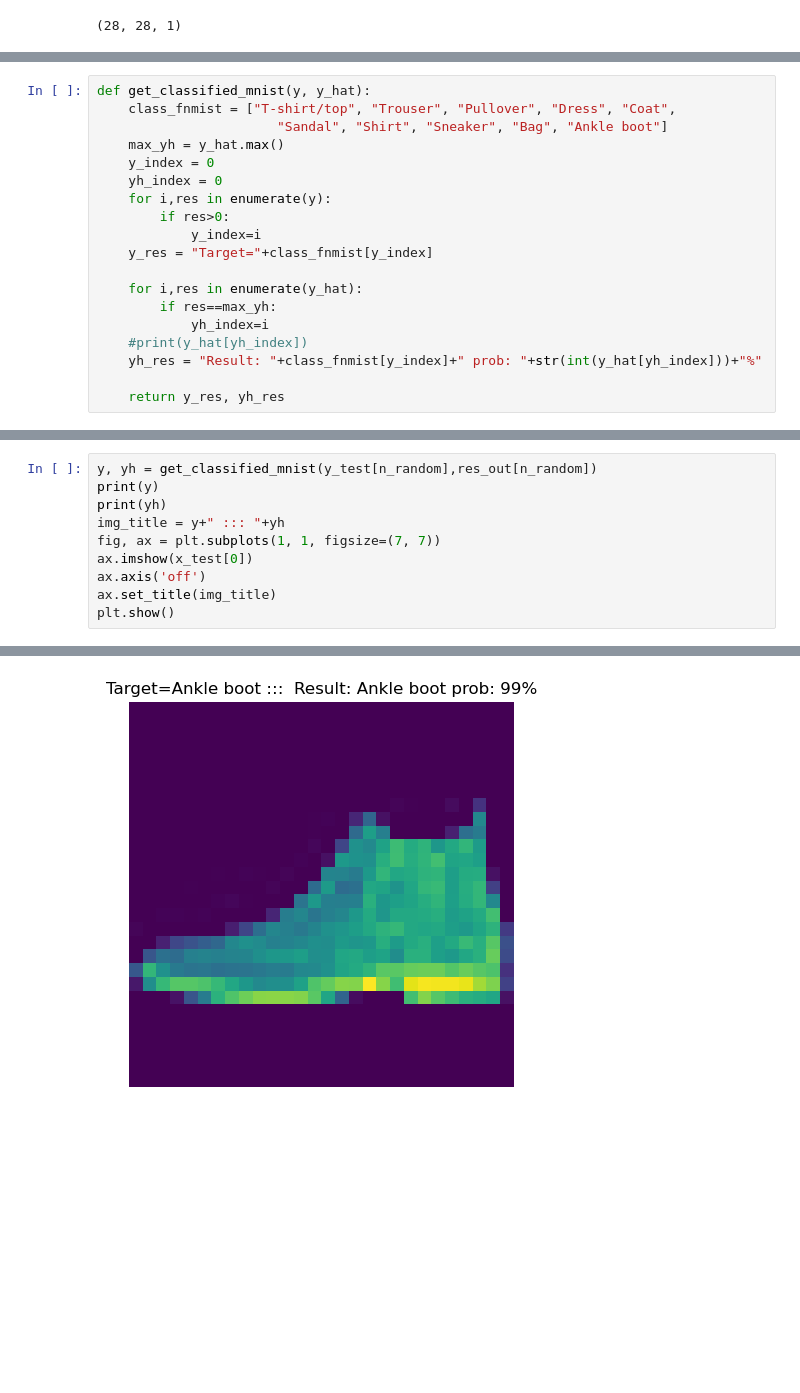
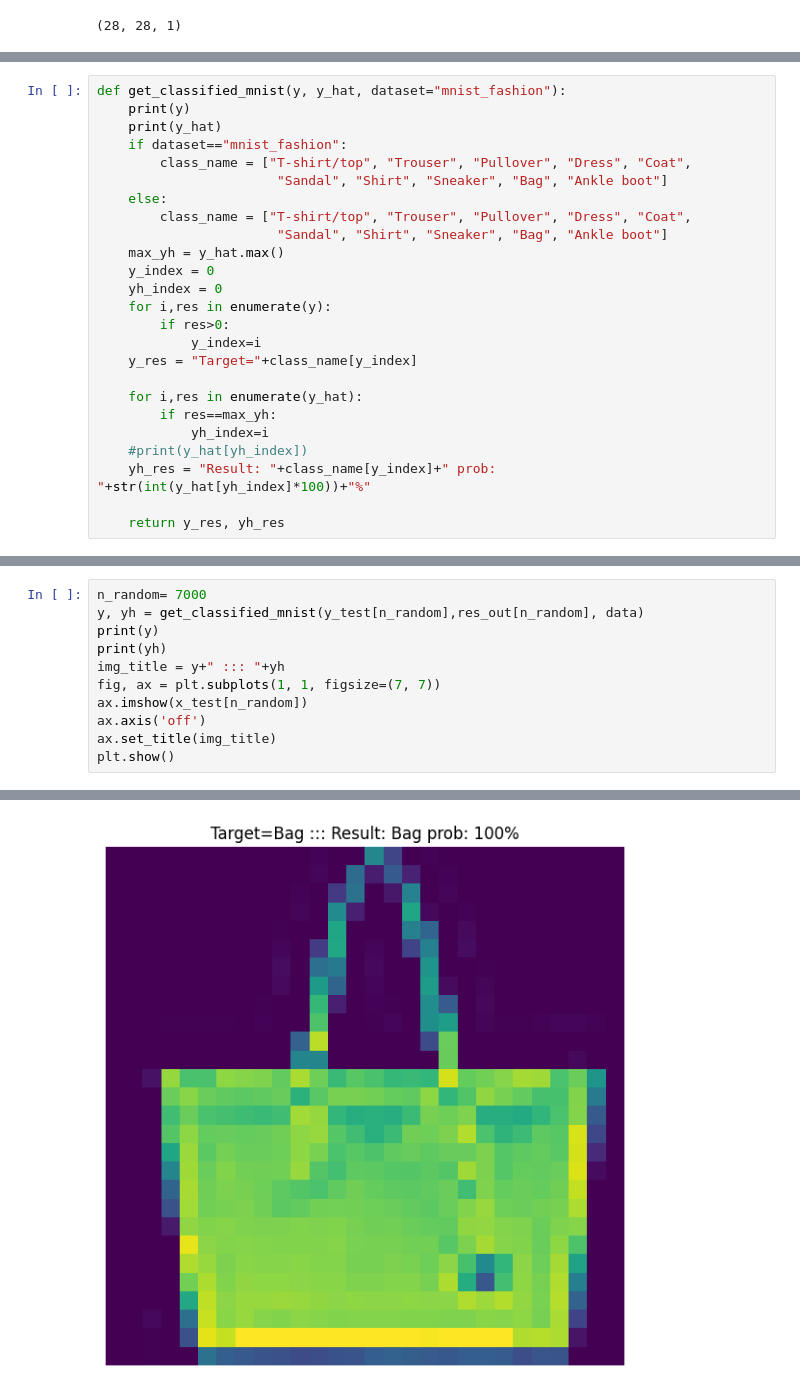
Before and after one commit to xavysp/TMIC, a Jupyter notebook: tmic_classifier-SMISH-TEED.ipynb, the cells around one changed output, grey strips where cells are left out. Cells and saved outputs as stored; diff of their text form; blank space fills up the shorter version.

Commit message:
Prev result
Test visualization done!

```diff
--- a/tmic_classifier-SMISH-TEED.ipynb
+++ b/tmic_classifier-SMISH-TEED.ipynb
@@ -245,6 +233,12 @@ print(n_random)
 # %%
-def get_classified_mnist(y, y_hat):
-    class_fnmist = ["T-shirt/top", "Trouser", "Pullover", "Dress", "Coat",
+def get_classified_mnist(y, y_hat, dataset="mnist_fashion"):
+    print(y)
+    print(y_hat)
+    if dataset=="mnist_fashion":
+        class_name = ["T-shirt/top", "Trouser", "Pullover", "Dress", "Coat",
+                       "Sandal", "Shirt", "Sneaker", "Bag", "Ankle boot"]
+    else:
+        class_name = ["T-shirt/top", "Trouser", "Pullover", "Dress", "Coat",
                        "Sandal", "Shirt", "Sneaker", "Bag", "Ankle boot"]
     max_yh = y_hat.max()
     y_index = 0
@@ -252,12 +246,12 @@ def get_classified_mnist(y, y_hat):
     for i,res in enumerate(y):
         if res>0:
             y_index=i
-    y_res = "Target="+class_fnmist[y_index]
+    y_res = "Target="+class_name[y_index]
 
     for i,res in enumerate(y_hat):
         if res==max_yh:
             yh_index=i
     #print(y_hat[yh_index])
-    yh_res = "Result: "+class_fnmist[y_index]+" prob: "+str(int(y_hat[yh_index]))+"%"
+    yh_res = "Result: "+class_name[y_index]+" prob: "+str(int(y_hat[yh_index]*100))+"%"
 
     return y_res, yh_res
@@ -269,10 +258,11 @@ def get_classified_mnist(y, y_hat):
 # %%
-y, yh = get_classified_mnist(y_test[n_random],res_out[n_random])
+n_random= 7000
+y, yh = get_classified_mnist(y_test[n_random],res_out[n_random], data)
 print(y)
 print(yh)
 img_title = y+" ::: "+yh
 fig, ax = plt.subplots(1, 1, figsize=(7, 7))
-ax.imshow(x_test[0])
+ax.imshow(x_test[n_random])
 ax.axis('off')
 ax.set_title(img_title)
 plt.show()
@@ -282 +275 @@ Target=Ankle boot
-[figure, old version]
+[figure, new version]
```
Also changed, not shown: parts of 6 cells of this notebook.
